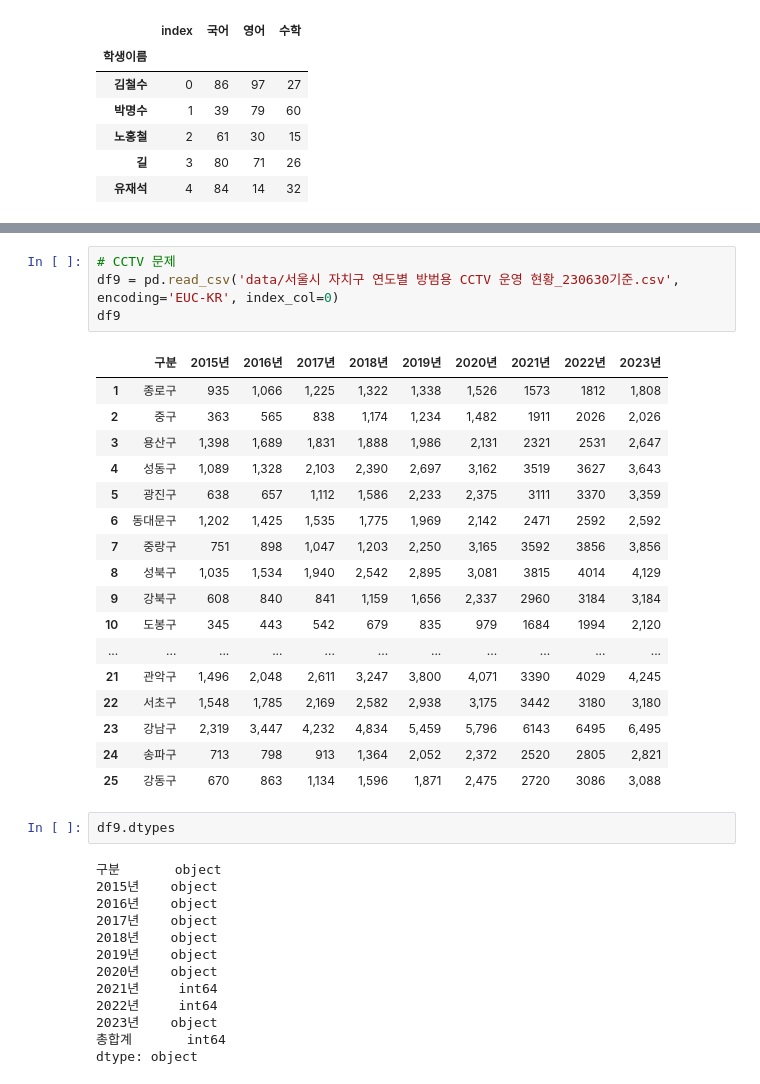
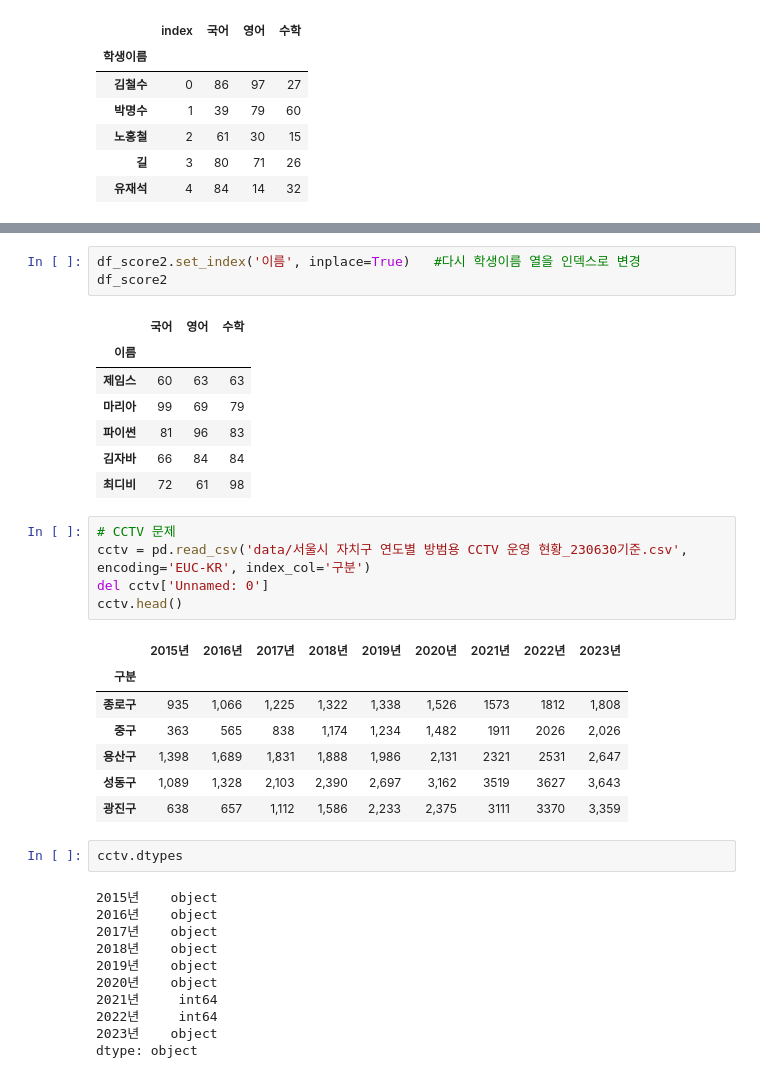
Before and after one commit to forever-young86/DataAnalysis-2023.09, a Jupyter notebook: 02.Pandas/06.인덱스조작.ipynb, the cells around one changed output, grey strips where cells are left out. Cells and saved outputs as stored; diff of their text form.

```diff
--- a/02.Pandas/06.인덱스조작.ipynb
+++ b/02.Pandas/06.인덱스조작.ipynb
@@ -197,29 +231,30 @@ df_score2.set_index("학생이름")
+# %%
+df_score2.set_index('이름', inplace=True)   #다시 학생이름 열을 인덱스로 변경
+df_score2
+# %% [output]
+|  | 국어 | 영어 | 수학 |
+| 이름 |  |  |  |
+| 제임스 | 60 | 63 | 63 |
+| 마리아 | 99 | 69 | 79 |
+| 파이썬 | 81 | 96 | 83 |
+| 김자바 | 66 | 84 | 84 |
+| 최디비 | 72 | 61 | 98 |
 # %%
 # CCTV 문제
-df9 = pd.read_csv('data/서울시 자치구 연도별 방범용 CCTV 운영 현황_230630기준.csv', encoding='EUC-KR', index_col=0)
-df9
+cctv = pd.read_csv('data/서울시 자치구 연도별 방범용 CCTV 운영 현황_230630기준.csv', encoding='EUC-KR', index_col='구분')
+del cctv['Unnamed: 0']
+cctv.head()
 # %% [output]
-|  | 구분 | 2015년 | 2016년 | 2017년 | 2018년 | 2019년 | 2020년 | 2021년 | 2022년 | 2023년 |
-| 1 | 종로구 | 935 | 1,066 | 1,225 | 1,322 | 1,338 | 1,526 | 1573 | 1812 | 1,808 |
-| 2 | 중구 | 363 | 565 | 838 | 1,174 | 1,234 | 1,482 | 1911 | 2026 | 2,026 |
-| 3 | 용산구 | 1,398 | 1,689 | 1,831 | 1,888 | 1,986 | 2,131 | 2321 | 2531 | 2,647 |
-| 4 | 성동구 | 1,089 | 1,328 | 2,103 | 2,390 | 2,697 | 3,162 | 3519 | 3627 | 3,643 |
-| 5 | 광진구 | 638 | 657 | 1,112 | 1,586 | 2,233 | 2,375 | 3111 | 3370 | 3,359 |
-| 6 | 동대문구 | 1,202 | 1,425 | 1,535 | 1,775 | 1,969 | 2,142 | 2471 | 2592 | 2,592 |
-| 7 | 중랑구 | 751 | 898 | 1,047 | 1,203 | 2,250 | 3,165 | 3592 | 3856 | 3,856 |
-| 8 | 성북구 | 1,035 | 1,534 | 1,940 | 2,542 | 2,895 | 3,081 | 3815 | 4014 | 4,129 |
-| 9 | 강북구 | 608 | 840 | 841 | 1,159 | 1,656 | 2,337 | 2960 | 3184 | 3,184 |
-| 10 | 도봉구 | 345 | 443 | 542 | 679 | 835 | 979 | 1684 | 1994 | 2,120 |
-| ... | ... | ... | ... | ... | ... | ... | ... | ... | ... | ... |
-| 21 | 관악구 | 1,496 | 2,048 | 2,611 | 3,247 | 3,800 | 4,071 | 3390 | 4029 | 4,245 |
-| 22 | 서초구 | 1,548 | 1,785 | 2,169 | 2,582 | 2,938 | 3,175 | 3442 | 3180 | 3,180 |
-| 23 | 강남구 | 2,319 | 3,447 | 4,232 | 4,834 | 5,459 | 5,796 | 6143 | 6495 | 6,495 |
-| 24 | 송파구 | 713 | 798 | 913 | 1,364 | 2,052 | 2,372 | 2520 | 2805 | 2,821 |
-| 25 | 강동구 | 670 | 863 | 1,134 | 1,596 | 1,871 | 2,475 | 2720 | 3086 | 3,088 |
+|  | 2015년 | 2016년 | 2017년 | 2018년 | 2019년 | 2020년 | 2021년 | 2022년 | 2023년 |
+| 구분 |  |  |  |  |  |  |  |  |  |
+| 종로구 | 935 | 1,066 | 1,225 | 1,322 | 1,338 | 1,526 | 1573 | 1812 | 1,808 |
+| 중구 | 363 | 565 | 838 | 1,174 | 1,234 | 1,482 | 1911 | 2026 | 2,026 |
+| 용산구 | 1,398 | 1,689 | 1,831 | 1,888 | 1,986 | 2,131 | 2321 | 2531 | 2,647 |
+| 성동구 | 1,089 | 1,328 | 2,103 | 2,390 | 2,697 | 3,162 | 3519 | 3627 | 3,643 |
+| 광진구 | 638 | 657 | 1,112 | 1,586 | 2,233 | 2,375 | 3111 | 3370 | 3,359 |
 # %%
-df9.dtypes
+cctv.dtypes
 # %% [output]
-구분       object
 2015년    object
 2016년    object
 2017년    object
@@ -229,5 +264,4 @@ df9.dtypes
 2021년     int64
 2022년     int64
 2023년    object
-총합계       int64
 dtype: object
```
Also changed, not shown: parts of 10 cells of this notebook, 9 other files.
